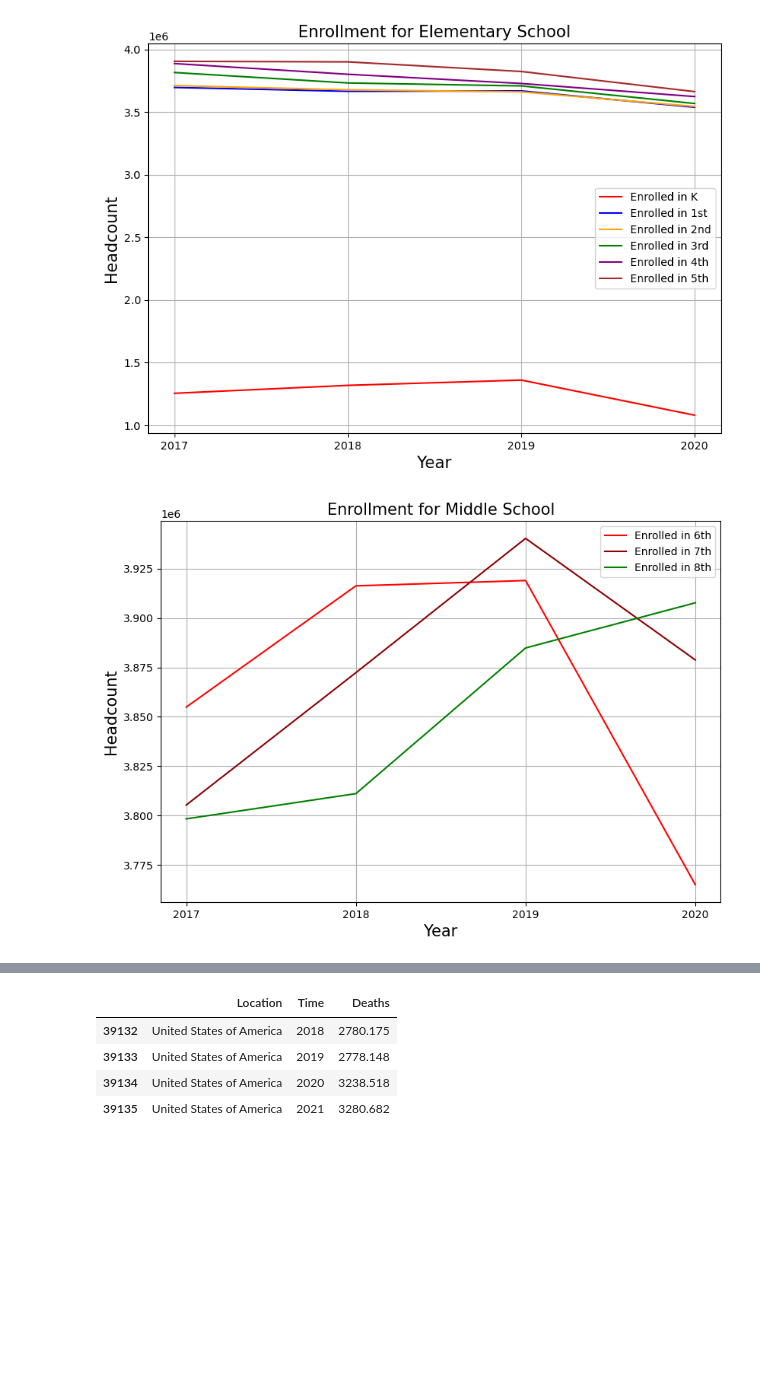
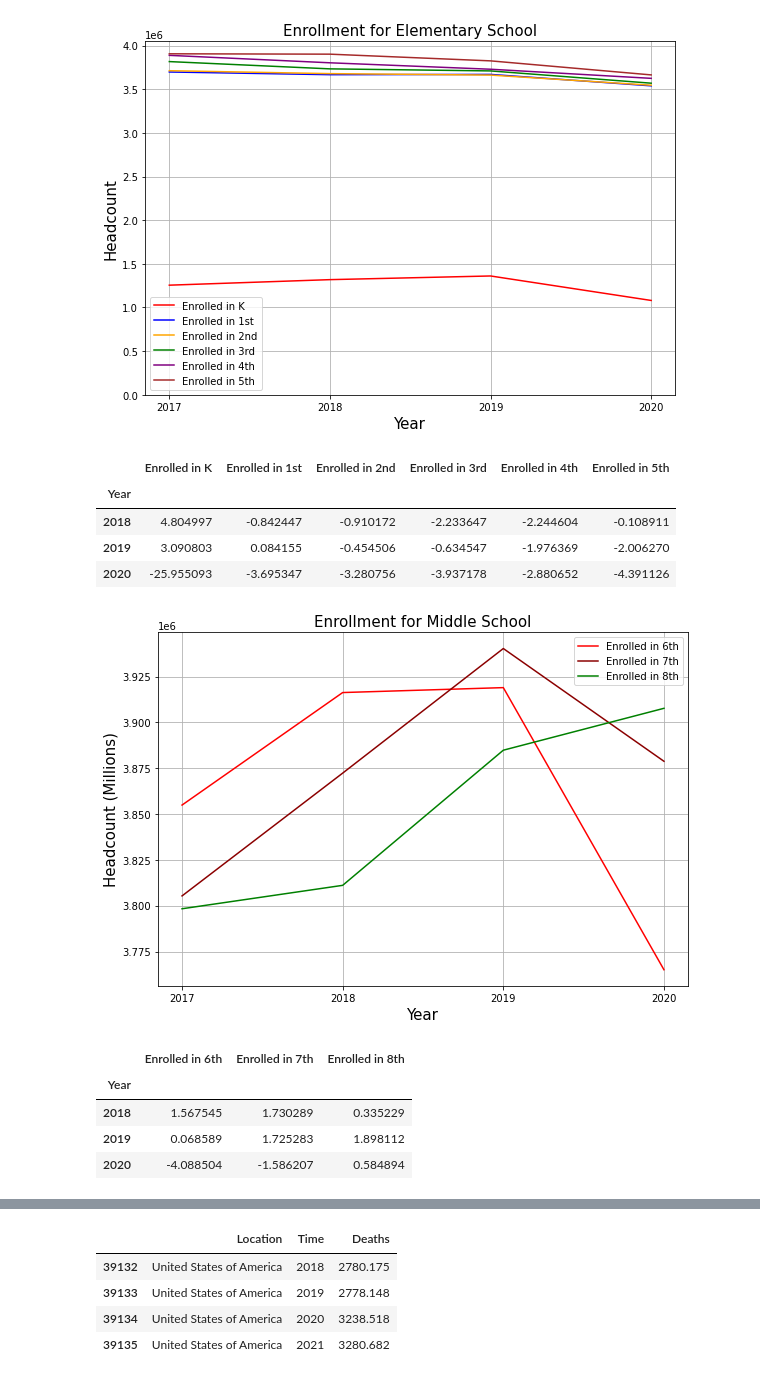
Before and after one commit to carsony123/Bootcamp-Project1, a Jupyter notebook: Almostfinal.ipynb, the cells around one changed output, grey strips where cells are left out. Cells and saved outputs as stored; diff of their text form; code cells hidden in the pictures; blank space fills up the shorter version.

```diff
--- a/Almostfinal.ipynb
+++ b/Almostfinal.ipynb
@@ -14,23 +16,34 @@ edu_9to12_df = edu_k12_df[['Enrolled in 9th', 'Enrolled in 10th', 'Enrolled in 1
 # %%
 # Build line plot for elem school
 fig, ax = plt.subplots()
 edu_k5_df.plot(kind='line', ax=ax, color=['r', 'b', 'orange', 'g', 'purple', 'brown'])
 
 # Incorporate the other graph properties
 fig.set_size_inches(9.5, 6.5)
 ax.grid()
 ax.set_title('Enrollment for Elementary School', fontsize=15)
 ax.set_xlabel('Year', fontsize=15)
 ax.set_ylabel('Headcount', fontsize=15)
 plt.xticks(edu_k12_df.index)
+plt.ylim(bottom=0)
 
 # Save the figure
 plt.savefig("output_data/elem_headcounts.png")
 
 # Show plot
 plt.show()
+
+# Percent change year over year
+difference = edu_k5_df.diff()
+change = (difference/edu_k5_df*100).dropna()
+change
 # %% [output]
-[figure, old version]
+[figure, new version]
+|  | Enrolled in K | Enrolled in 1st | Enrolled in 2nd | Enrolled in 3rd | Enrolled in 4th | Enrolled in 5th |
+| Year |  |  |  |  |  |  |
+| 2018 | 4.804997 | -0.842447 | -0.910172 | -2.233647 | -2.244604 | -0.108911 |
+| 2019 | 3.090803 | 0.084155 | -0.454506 | -0.634547 | -1.976369 | -2.006270 |
+| 2020 | -25.955093 | -3.695347 | -3.280756 | -3.937178 | -2.880652 | -4.391126 |
 # %%
 # Build line plot for middle school
 fig, ax = plt.subplots()
@@ -41,7 +54,7 @@ fig.set_size_inches(9.5, 6.5)
 ax.grid()
 ax.set_title('Enrollment for Middle School', fontsize=15)
 ax.set_xlabel('Year', fontsize=15)
-ax.set_ylabel('Headcount', fontsize=15)
+ax.set_ylabel('Headcount (Millions)', fontsize=15)
 plt.xticks(edu_k12_df.index)
 
 # Save the figure
@@ -49,8 +62,18 @@ plt.savefig("output_data/ms_headcounts.png")
 
 # Show plot
 plt.show()
+
+# Percent change year over year
+difference = edu_6to8_df.diff()
+change = (difference/edu_6to8_df*100).dropna()
+change
 # %% [output]
-[figure, old version]
+[figure, new version]
+|  | Enrolled in 6th | Enrolled in 7th | Enrolled in 8th |
+| Year |  |  |  |
+| 2018 | 1.567545 | 1.730289 | 0.335229 |
+| 2019 | 0.068589 | 1.725283 | 1.898112 |
+| 2020 | -4.088504 | -1.586207 | 0.584894 |
 # %%
 # Build line plot for high school
 fig, ax = plt.subplots()
```
Also changed, not shown: parts of 4 cells of this notebook.
